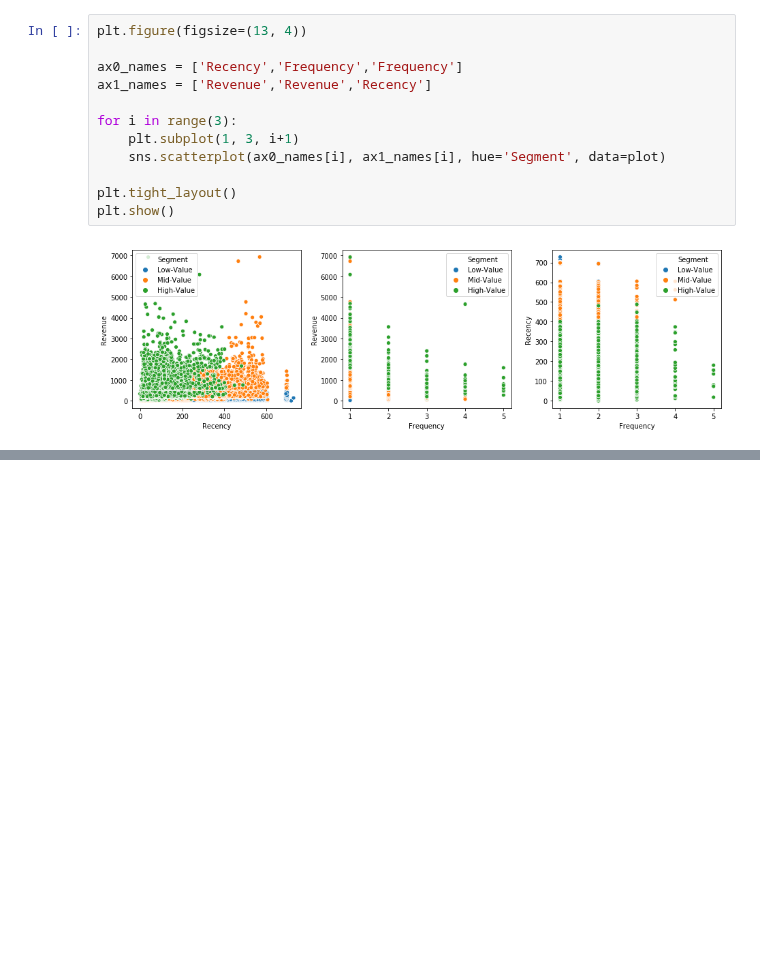
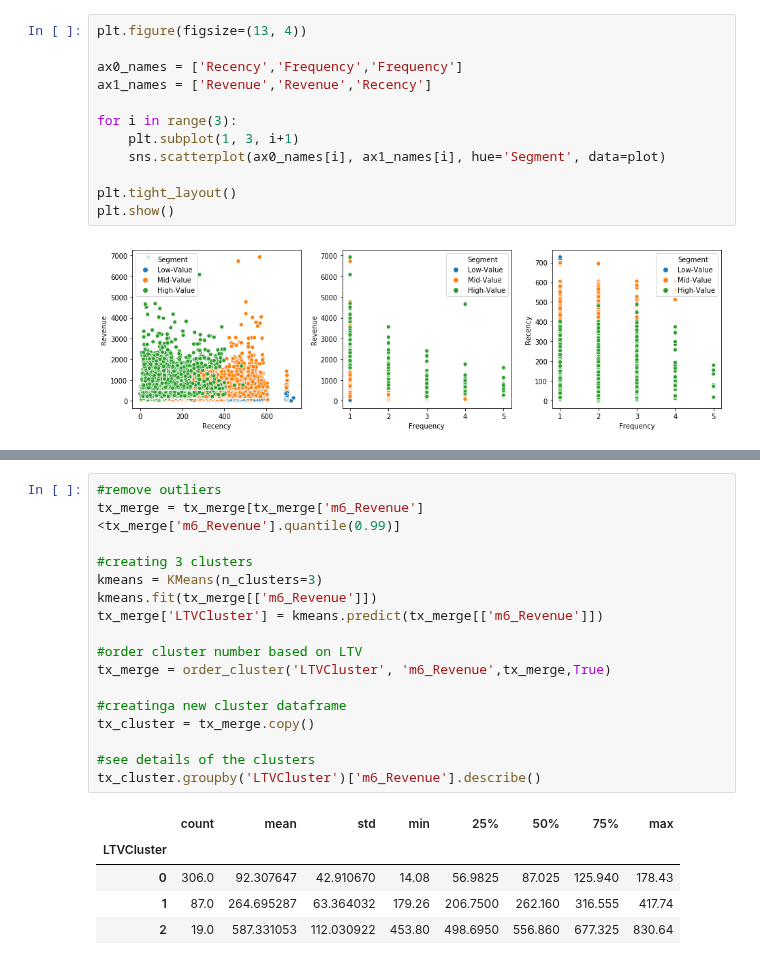
Before and after one commit to MotzWanted/Business_Analytics_Olist, a Jupyter notebook: phase2/Phase_2_part_1.ipynb, the cells around one changed output, grey strips where cells are left out. Cells and saved outputs as stored; diff of their text form; blank space fills up the shorter version.

```diff
--- a/phase2/Phase_2_part_1.ipynb
+++ b/phase2/Phase_2_part_1.ipynb
@@ -148,0 +242,23 @@ plt.show()
+# %%
+#remove outliers
+tx_merge = tx_merge[tx_merge['m6_Revenue']<tx_merge['m6_Revenue'].quantile(0.99)]
+
+#creating 3 clusters
+kmeans = KMeans(n_clusters=3)
+kmeans.fit(tx_merge[['m6_Revenue']])
+tx_merge['LTVCluster'] = kmeans.predict(tx_merge[['m6_Revenue']])
+
+#order cluster number based on LTV
+tx_merge = order_cluster('LTVCluster', 'm6_Revenue',tx_merge,True)
+
+#creatinga new cluster dataframe
+tx_cluster = tx_merge.copy()
+
+#see details of the clusters
+tx_cluster.groupby('LTVCluster')['m6_Revenue'].describe()
+# %% [output]
+|  | count | mean | std | min | 25% | 50% | 75% | max |
+| LTVCluster |  |  |  |  |  |  |  |  |
+| 0 | 306.0 | 92.307647 | 42.910670 | 14.08 | 56.9825 | 87.025 | 125.940 | 178.43 |
+| 1 | 87.0 | 264.695287 | 63.364032 | 179.26 | 206.7500 | 262.160 | 316.555 | 417.74 |
+| 2 | 19.0 | 587.331053 | 112.030922 | 453.80 | 498.6950 | 556.860 | 677.325 | 830.64 |
```
Also changed, not shown: parts of 20 cells of this notebook.
